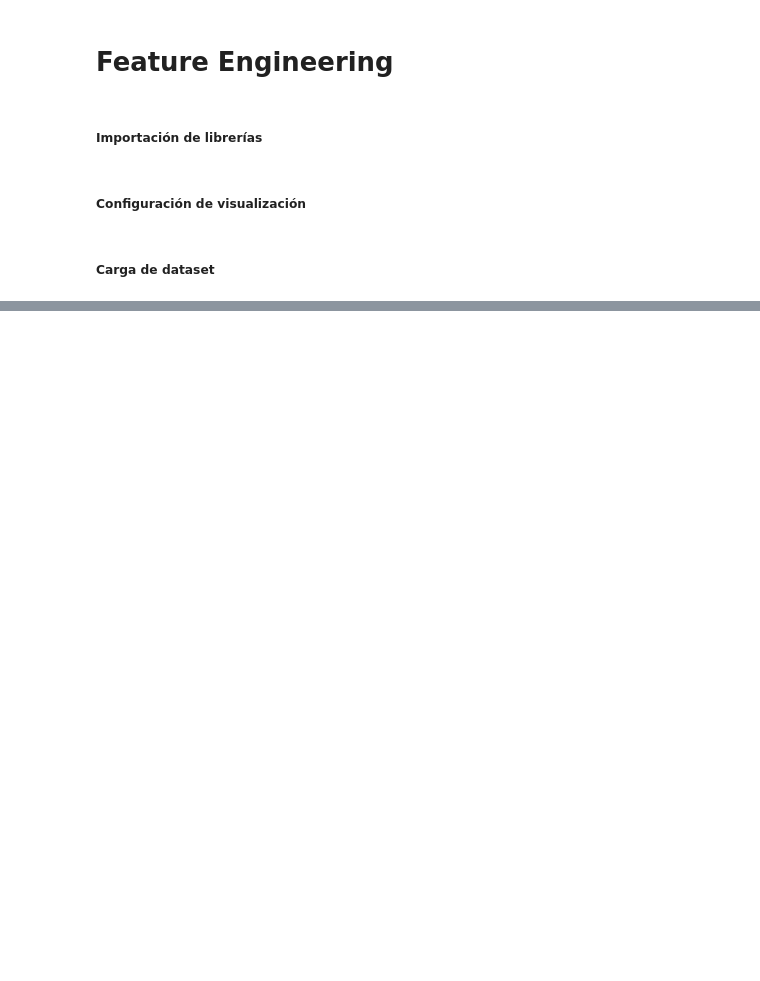
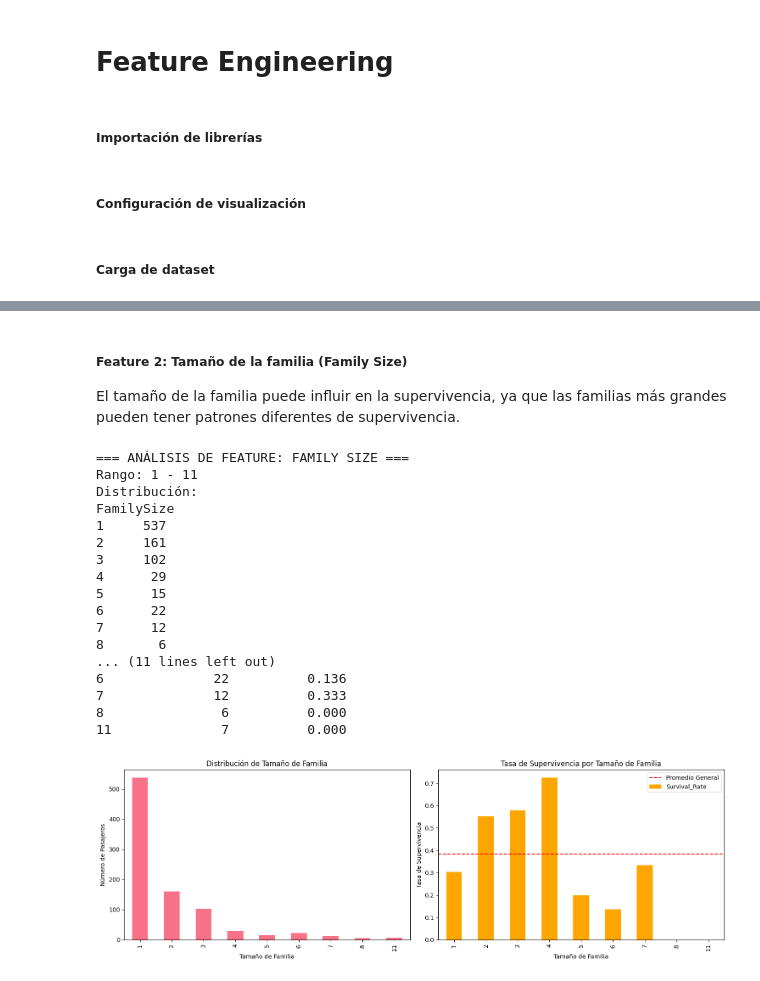
Before and after one commit to santiagosauma/ConcentracionAI, a Jupyter notebook: Entrega2/notebooks/02_feature_engineering.ipynb, the cells around one changed output, grey strips where cells are left out. Cells and saved outputs as stored; diff of their text form; code cells hidden in the pictures; blank space fills up the shorter version.

```diff
--- a/Entrega2/notebooks/02_feature_engineering.ipynb
+++ b/Entrega2/notebooks/02_feature_engineering.ipynb
@@ -34,0 +94,15 @@ df.head()
+# %%
+def extract_and_map_title(name, mapping):
+    if not isinstance(name, str):
+        return "Unknown"
+
+    match = re.search(r',\s*([^\.]+)\.', name)
+    if not match:
+        return "Unknown"
+
+    title = match.group(1).strip()
+    return mapping.get(title, "Rare")
+df['Title'] = df['Name'].apply(lambda x: extract_and_map_title(x, title_mapping))
+
+print("Distribución final de títulos:")
+print(df['Title'].value_counts())
@@ -34,0 +118,64 @@ df.head()
+# %% [markdown]
+##### Feature 2: Tamaño de la familia (Family Size)
+
+El tamaño de la familia puede influir en la supervivencia, ya que las familias más grandes pueden tener patrones diferentes de supervivencia.
+# %%
+def compute_family_size(sibsp, parch):
+    try:
+        return int(sibsp) + int(parch) + 1
+    except (ValueError, TypeError):
+        s = pd.to_numeric(pd.Series([sibsp]), errors='coerce').iloc[0]
+        p = pd.to_numeric(pd.Series([parch]), errors='coerce').iloc[0]
+        s = 0 if pd.isna(s) else int(s)
+        p = 0 if pd.isna(p) else int(p)
+        return s + p + 1
+
+df['FamilySize'] = [compute_family_size(s, p) for s, p in zip(df['SibSp'], df['Parch'])]
+
+print("=== ANÁLISIS DE FEATURE: FAMILY SIZE ===")
+print(f"Rango: {df['FamilySize'].min()} - {df['FamilySize'].max()}")
+print(f"Distribución:")
+family_counts = df['FamilySize'].value_counts().sort_index()
+print(family_counts)
+
+if 'Survived' in df.columns:
+    survival_by_family = df.groupby('FamilySize')['Survived'].agg(['count', 'mean']).round(3)
+    survival_by_family.columns = ['Count', 'Survival_Rate']
+    print(f"\nTasa de supervivencia por tamaño de familia:")
+    print(survival_by_family)
+
+    fig, (ax1, ax2) = plt.subplots(1, 2, figsize=(15, 5))
+
+    family_counts.plot(kind='bar', ax=ax1)
+    ax1.set_title('Distribución de Tamaño de Familia')
+    ax1.set_xlabel('Tamaño de Familia')
+    ax1.set_ylabel('Número de Pasajeros')
+
+    survival_by_family['Survival_Rate'].plot(kind='bar', ax=ax2, color='orange')
+    ax2.set_title('Tasa de Supervivencia por Tamaño de Familia')
+    ax2.set_xlabel('Tamaño de Familia')
+    ax2.set_ylabel('Tasa de Supervivencia')
+    ax2.axhline(y=df['Survived'].mean(), color='red', linestyle='--', label='Promedio General')
+    ax2.legend()
+
+    plt.tight_layout()
+    plt.show()
+# %% [output]
+=== ANÁLISIS DE FEATURE: FAMILY SIZE ===
+Rango: 1 - 11
+Distribución:
+FamilySize
+1     537
+2     161
+3     102
+4      29
+5      15
+6      22
+7      12
+8       6
+... (11 lines left out)
+6              22          0.136
+7              12          0.333
+8               6          0.000
+11              7          0.000
+[figure, added]
```
Also changed, not shown: parts of 4 cells of this notebook.
